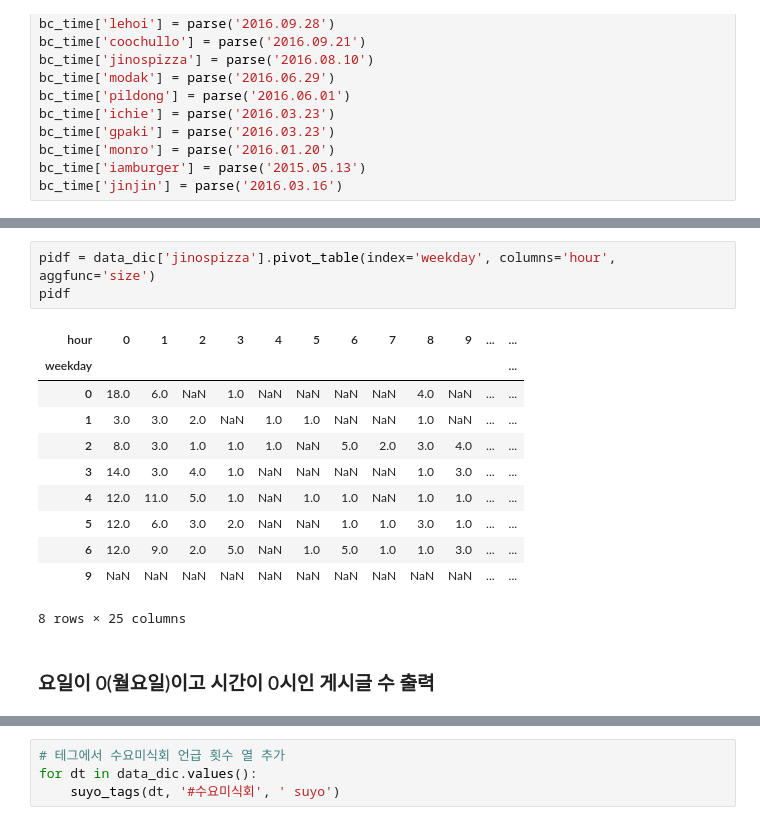
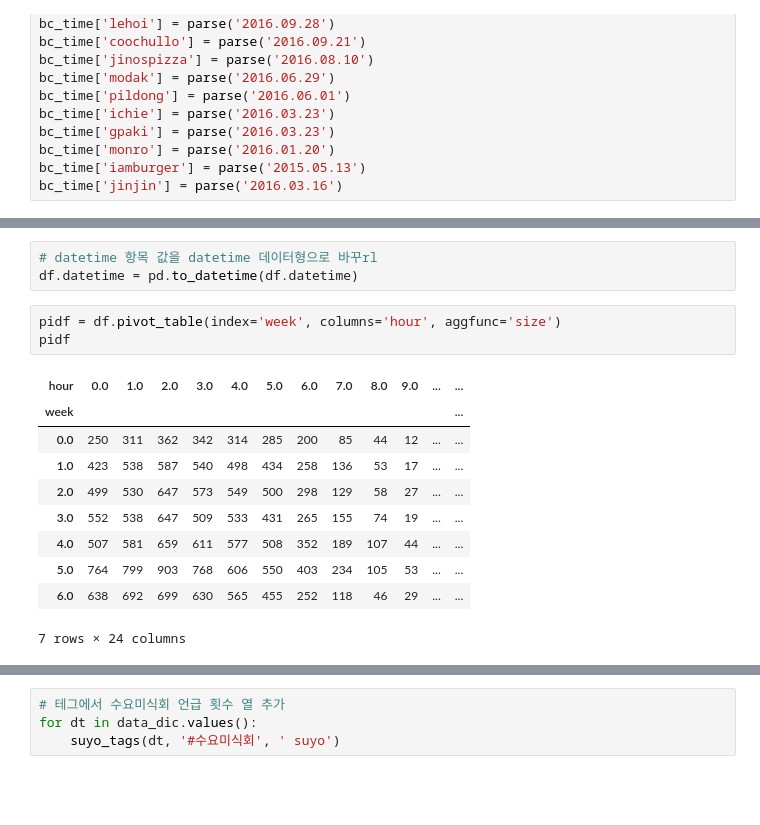
Before and after one commit to yjsuh-sub/instagram-data-visualization, a Jupyter notebook: visualization.ipynb, the cells around one changed output, grey strips where cells are left out. Saved outputs shown, nothing was run; the diff lists cells and outputs as text; blank space fills up the shorter version.

```diff
--- a/visualization.ipynb
+++ b/visualization.ipynb
@@ -229,17 +174,17 @@ jin = data_dic['jinjin']
+# %%
+# datetime 항목 값을 datetime 데이터형으로 바꾸rl
+df.datetime = pd.to_datetime(df.datetime)
 # %%
-pidf = data_dic['jinospizza'].pivot_table(index='weekday', columns='hour', aggfunc='size')
+pidf = df.pivot_table(index='week', columns='hour', aggfunc='size')
 pidf
 # %% [output]
-| hour | 0 | 1 | 2 | 3 | 4 | 5 | 6 | 7 | 8 | 9 | ... | ... |
-| weekday |  |  |  |  |  |  |  |  |  |  |  | ... |
-| 0 | 18.0 | 6.0 | NaN | 1.0 | NaN | NaN | NaN | NaN | 4.0 | NaN | ... | ... |
-| 1 | 3.0 | 3.0 | 2.0 | NaN | 1.0 | 1.0 | NaN | NaN | 1.0 | NaN | ... | ... |
-| 2 | 8.0 | 3.0 | 1.0 | 1.0 | 1.0 | NaN | 5.0 | 2.0 | 3.0 | 4.0 | ... | ... |
-| 3 | 14.0 | 3.0 | 4.0 | 1.0 | NaN | NaN | NaN | NaN | 1.0 | 3.0 | ... | ... |
-| 4 | 12.0 | 11.0 | 5.0 | 1.0 | NaN | 1.0 | 1.0 | NaN | 1.0 | 1.0 | ... | ... |
-| 5 | 12.0 | 6.0 | 3.0 | 2.0 | NaN | NaN | 1.0 | 1.0 | 3.0 | 1.0 | ... | ... |
-| 6 | 12.0 | 9.0 | 2.0 | 5.0 | NaN | 1.0 | 5.0 | 1.0 | 1.0 | 3.0 | ... | ... |
-| 9 | NaN | NaN | NaN | NaN | NaN | NaN | NaN | NaN | NaN | NaN | ... | ... |
+| hour | 0.0 | 1.0 | 2.0 | 3.0 | 4.0 | 5.0 | 6.0 | 7.0 | 8.0 | 9.0 | ... | ... |
+| week |  |  |  |  |  |  |  |  |  |  |  | ... |
+| 0.0 | 250 | 311 | 362 | 342 | 314 | 285 | 200 | 85 | 44 | 12 | ... | ... |
+| 1.0 | 423 | 538 | 587 | 540 | 498 | 434 | 258 | 136 | 53 | 17 | ... | ... |
+| 2.0 | 499 | 530 | 647 | 573 | 549 | 500 | 298 | 129 | 58 | 27 | ... | ... |
+| 3.0 | 552 | 538 | 647 | 509 | 533 | 431 | 265 | 155 | 74 | 19 | ... | ... |
+| 4.0 | 507 | 581 | 659 | 611 | 577 | 508 | 352 | 189 | 107 | 44 | ... | ... |
+| 5.0 | 764 | 799 | 903 | 768 | 606 | 550 | 403 | 234 | 105 | 53 | ... | ... |
+| 6.0 | 638 | 692 | 699 | 630 | 565 | 455 | 252 | 118 | 46 | 29 | ... | ... |
-8 rows × 25 columns
+7 rows × 24 columns
-# %% [markdown]
-### 요일이 0(월요일)이고 시간이 0시인 게시글 수 출력
```
Also changed, not shown: parts of 20 cells of this notebook.
